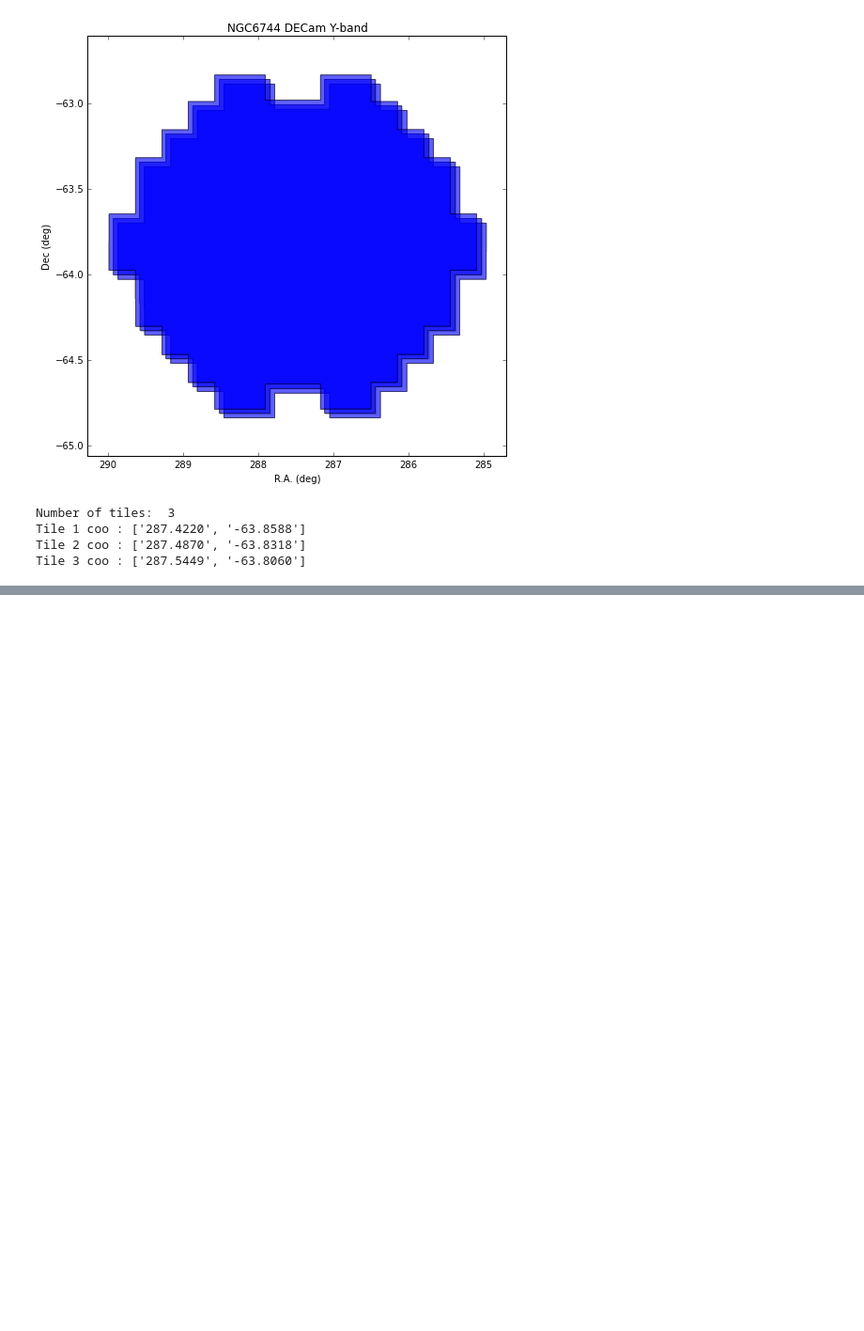
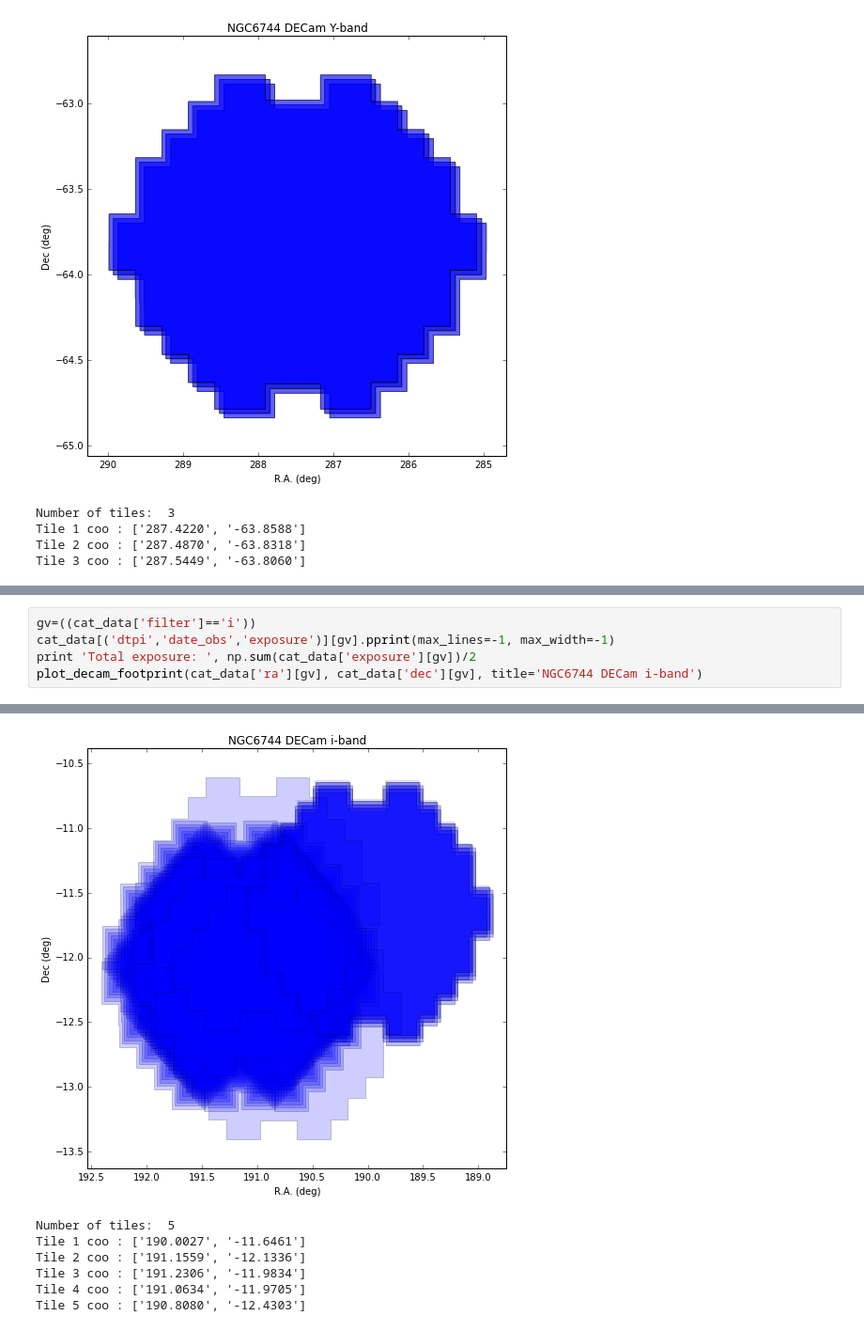
Before and after one commit to rpmunoz/Research, a Jupyter notebook: Galaxy groups/Reading DECam votable and plotting footprint.ipynb, the cells around one changed output, grey strips where cells are left out. Shown: that part at 94% size. Saved outputs shown, nothing was run; the diff lists cells and outputs as text; blank space fills up the shorter version.

```diff
--- a/Galaxy groups/Reading DECam votable and plotting footprint.ipynb
+++ b/Galaxy groups/Reading DECam votable and plotting footprint.ipynb
@@ -94,0 +177,6 @@ Tile 3 coo : ['287.5449', '-63.8060']
+# %%
+gv=((cat_data['filter']=='i'))
+cat_data[('dtpi','date_obs','exposure')][gv].pprint(max_lines=-1, max_width=-1)
+print 'Total exposure: ', np.sum(cat_data['exposure'][gv])/2
+plot_decam_footprint(cat_data['ra'][gv], cat_data['dec'][gv], title='NGC6744 DECam i-band')
+# %% [output]
@@ -94,0 +200,7 @@ Tile 3 coo : ['287.5449', '-63.8060']
+[figure, added]
+Number of tiles:  5
+Tile 1 coo : ['190.0027', '-11.6461']
+Tile 2 coo : ['191.1559', '-12.1336']
+Tile 3 coo : ['191.2306', '-11.9834']
+Tile 4 coo : ['191.0634', '-11.9705']
+Tile 5 coo : ['190.8080', '-12.4303']
```
Also changed, not shown: parts of 8 cells of this notebook.
